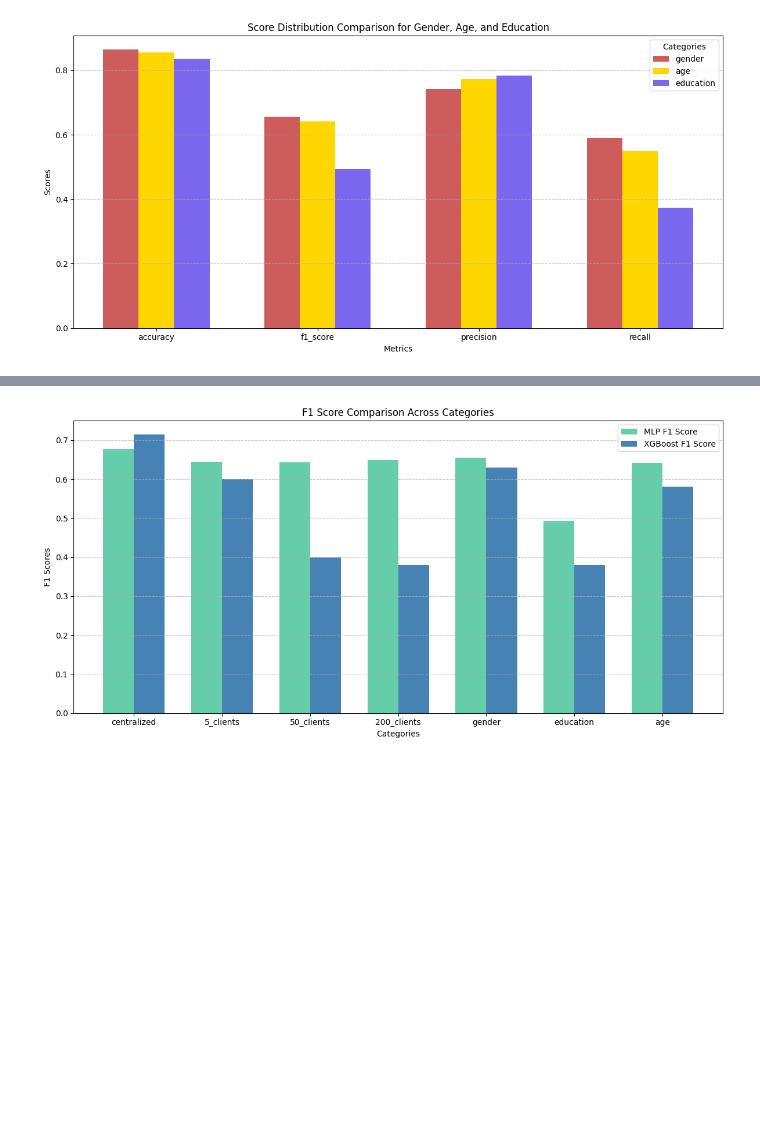
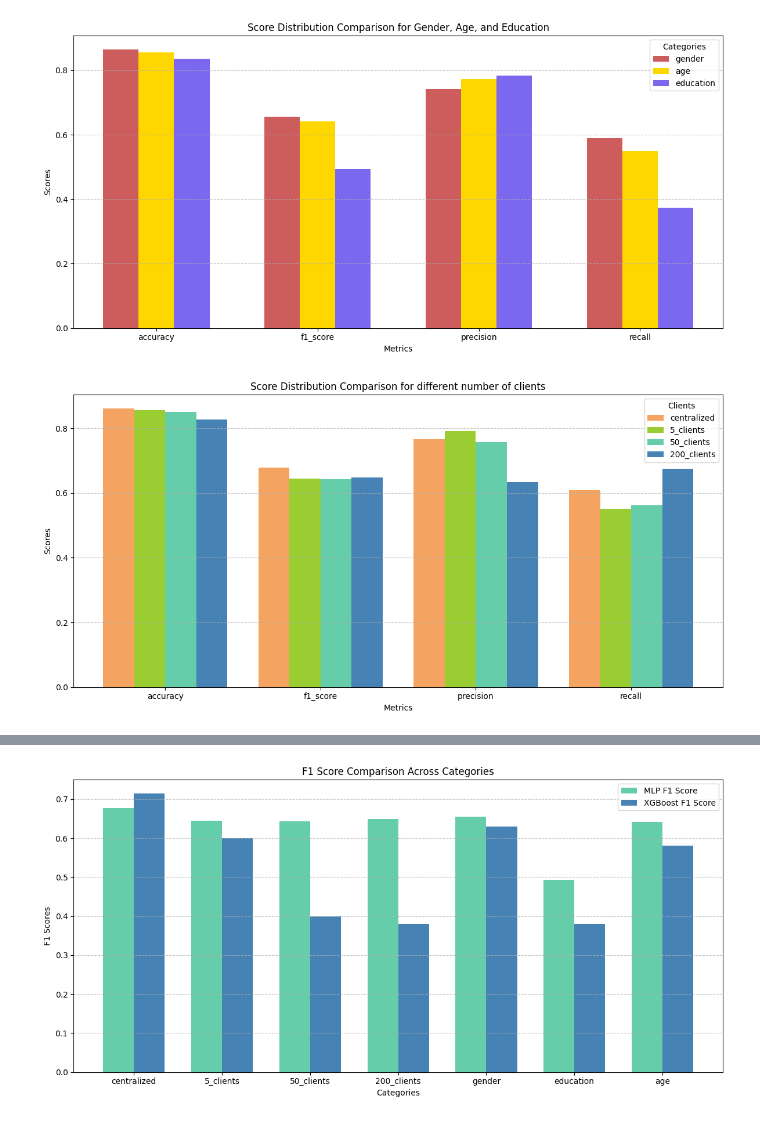
Before and after one commit to Aruaci/FML_2025_Assignment_1, a Jupyter notebook: MLP/Multilayer_Perceptron.ipynb, the cells around one changed output, grey strips where cells are left out. Cells and saved outputs as stored; diff of their text form; code cells hidden in the pictures; blank space fills up the shorter version.

```diff
--- a/Multilayer_Perceptron.ipynb
+++ b/MLP/Multilayer_Perceptron.ipynb
@@ -441,20 +578,2 @@ INFO :
 # %% [markdown]
 ## Comparison
-# %%
-import json
-
-with open("results.json", "r") as file:
-    data = json.load(file)
-
-averages = {}
-
-for category, metrics in data.items():
-    averages[category] = {}
-    for metric, scores in metrics.items():
-        average_score = sum(scores) / len(scores)
-        averages[category][metric] = average_score
-
-for category, metrics in averages.items():
-    print(f"{category}:")
-    for metric, average in metrics.items():
-        print(f"  {metric}: {average:.4f}")
@@ -532,3 +695,31 @@ plt.tight_layout()
 plt.show()
 # %% [output]
 [figure]
+# %%
+categories = ['centralized', '5_clients', '50_clients', '200_clients']
+metrics = list(averages[categories[0]].keys())
+
+x = np.arange(len(metrics))
+width = 0.2
+
+fig, ax = plt.subplots(figsize=(12, 6))
+
+colors =['sandybrown', 'yellowgreen', 'mediumaquamarine', 'steelblue']
+
+for i, category in enumerate(categories):
+    scores = [np.mean(averages[category][metric]) for metric in metrics]
+    ax.bar(x + i * width, scores, width, label=category, color=colors[i % len(colors)])
+
+ax.set_xlabel("Metrics")
+ax.set_ylabel("Scores")
+ax.set_title("Score Distribution Comparison for different number of clients")
+ax.set_xticks(x + width * (len(categories) - 1) / 2)
+ax.set_xticklabels(metrics)
+ax.legend(title="Clients")
+
+ax.grid(axis='y', linestyle='--', alpha=0.7)
+
+plt.tight_layout()
+plt.show()
+# %% [output]
+[figure, added]
```
Also changed, not shown: parts of 25 cells of this notebook, 10 other files.
